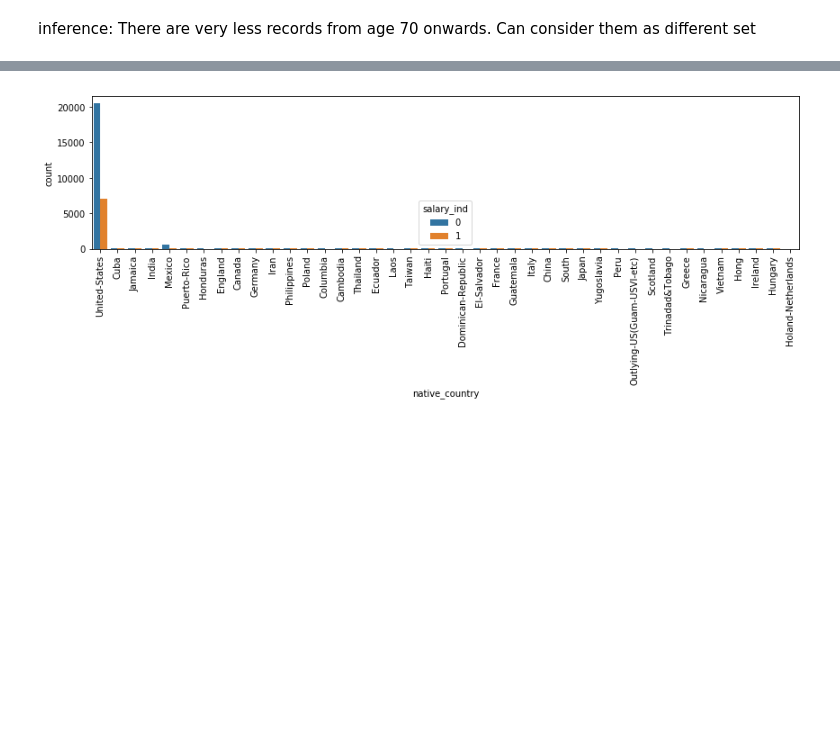
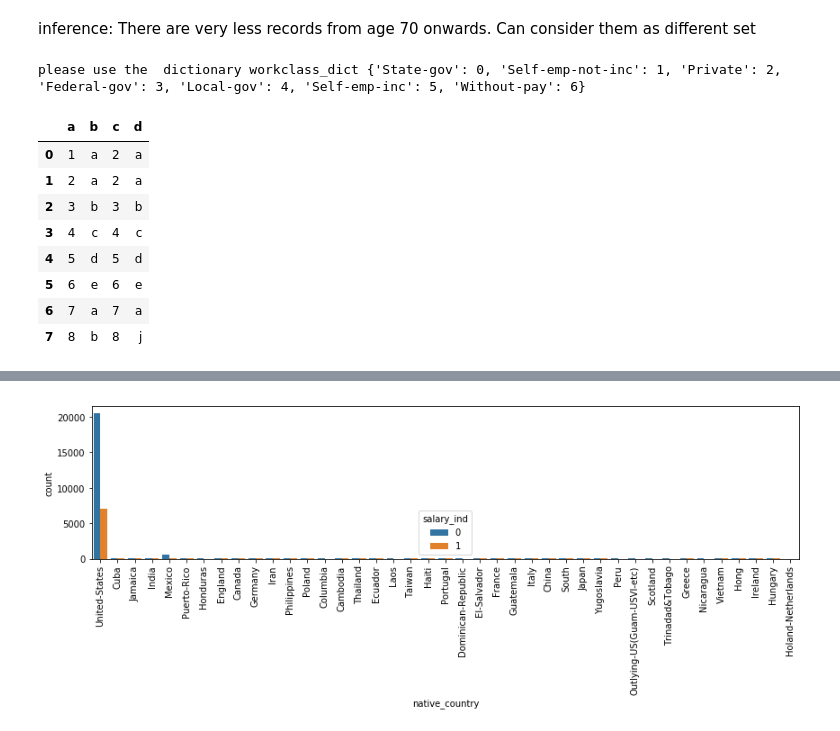
Before and after one commit to tpathanjali/ML, a Jupyter notebook: Classification_adult/Logistic_regression_adult.ipynb, the cells around one changed output, grey strips where cells are left out. Drawn from its saved outputs; the diff is of its cells as text; code cells hidden in the pictures; blank space fills up the shorter version.

```diff
--- a/Classification_adult/Logistic_regression_adult.ipynb
+++ b/Classification_adult/Logistic_regression_adult.ipynb
@@ -89,0 +101,17 @@ inference: There are very less records from age 70 onwards. Can consider them as
+# %%
+catcreate('workclass',adult,'train')
+# %% [output]
+please use the  dictionary workclass_dict {'State-gov': 0, 'Self-emp-not-inc': 1, 'Private': 2, 'Federal-gov': 3, 'Local-gov': 4, 'Self-emp-inc': 5, 'Without-pay': 6}
+# %%
+sam=pd.read_csv('C:\\Users\\sagar\\Documents\\test.csv')
+sam
+# %% [output]
+|  | a | b | c | d |
+| 0 | 1 | a | 2 | a |
+| 1 | 2 | a | 2 | a |
+| 2 | 3 | b | 3 | b |
+| 3 | 4 | c | 4 | c |
+| 4 | 5 | d | 5 | d |
+| 5 | 6 | e | 6 | e |
+| 6 | 7 | a | 7 | a |
+| 7 | 8 | b | 8 | j |
```
Also changed, not shown: parts of 12 cells of this notebook.
